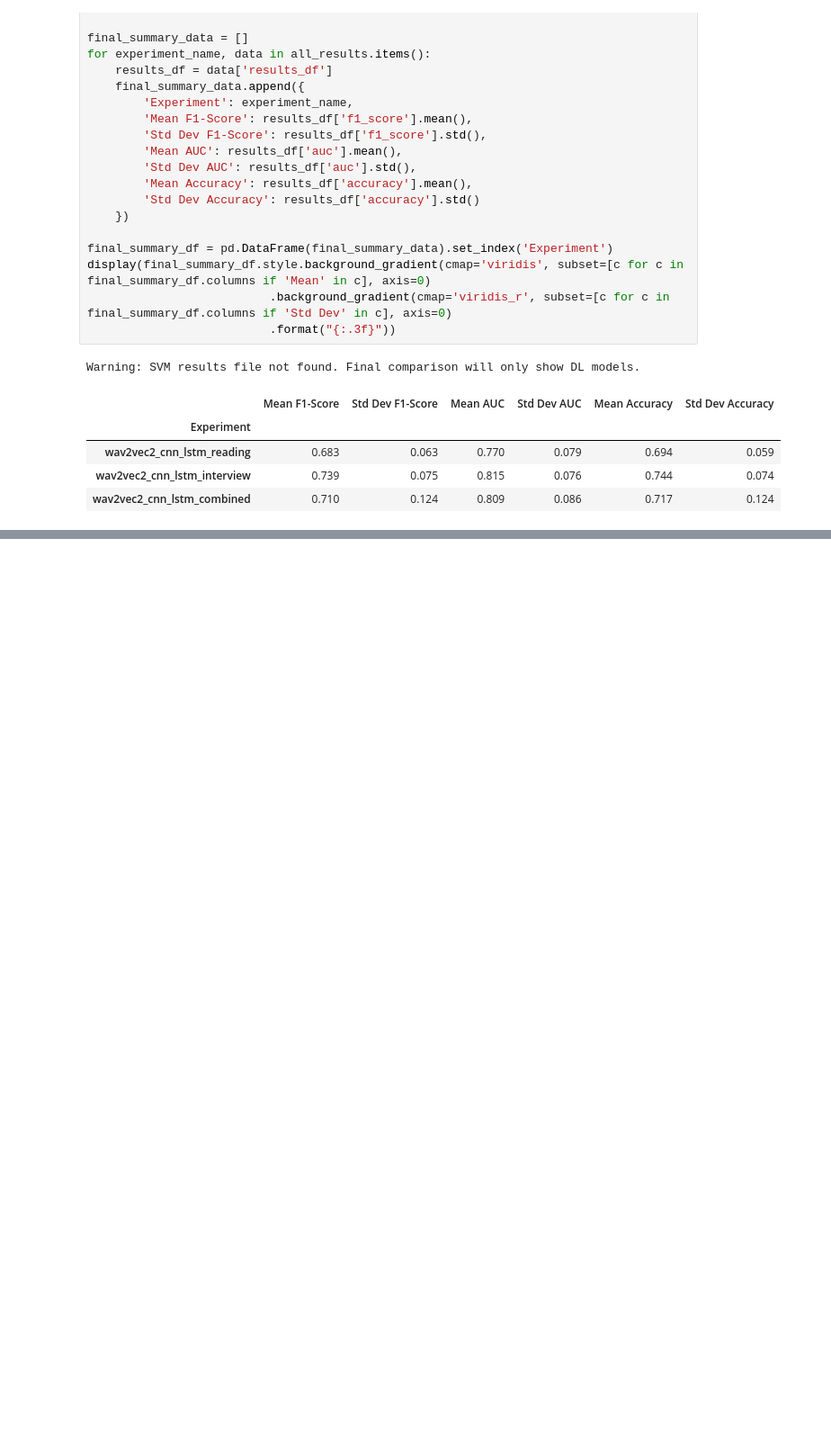
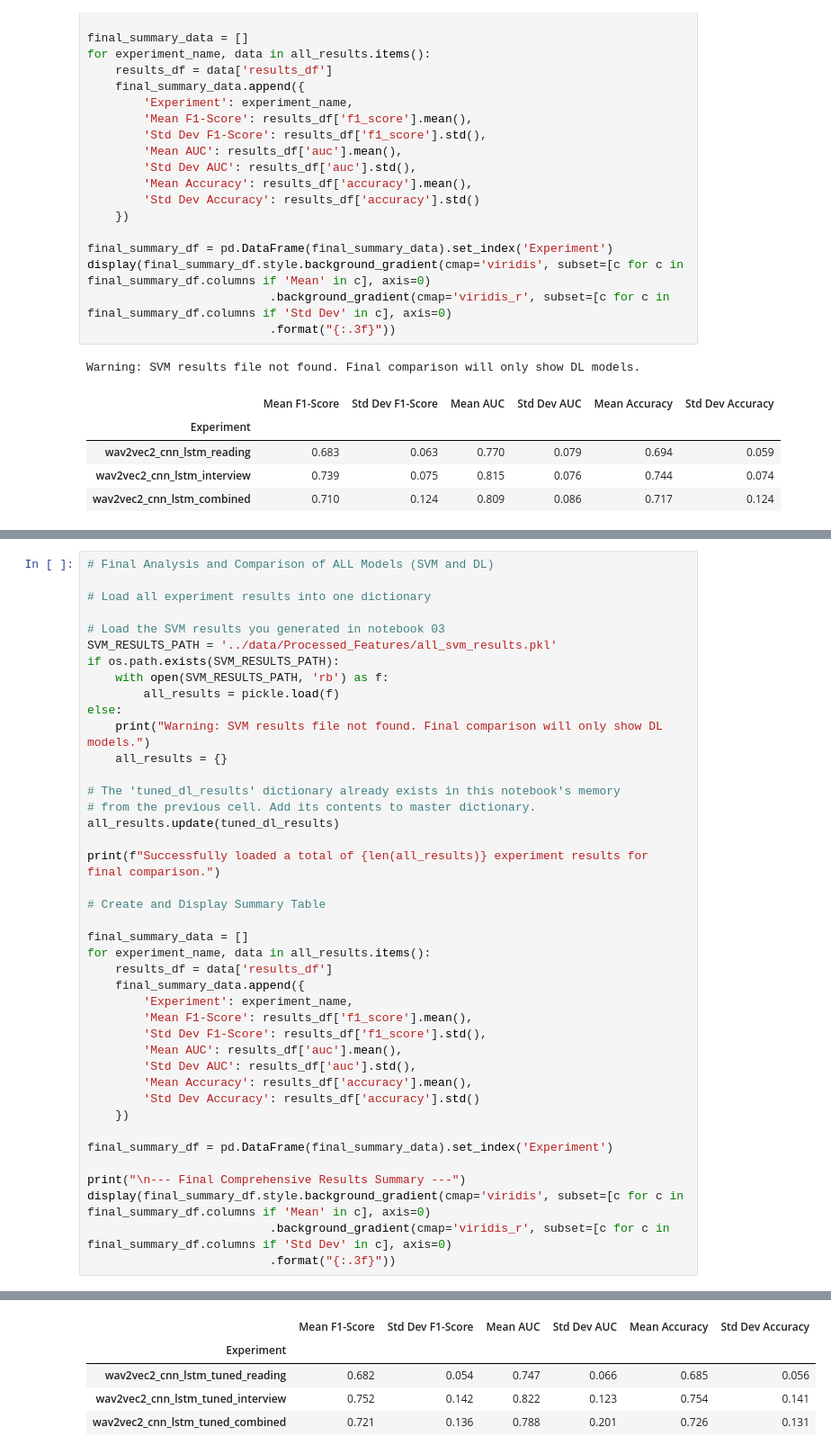
Before and after one commit to ayushpradhan-dev/robust-speech-analysis-framework, a Jupyter notebook: notebooks/04_cnn_lstm_experiment.ipynb, the cells around one changed output, grey strips where cells are left out. Shown at 90% size. Cells and saved outputs as stored; diff of their text form; blank space fills up the shorter version.

```diff
--- a/notebooks/04_cnn_lstm_experiment.ipynb
+++ b/notebooks/04_cnn_lstm_experiment.ipynb
@@ -237,0 +400,42 @@ Warning: SVM results file not found. Final comparison will only show DL models.
+# %%
+# Final Analysis and Comparison of ALL Models (SVM and DL)
+
+# Load all experiment results into one dictionary
+
+# Load the SVM results you generated in notebook 03
+SVM_RESULTS_PATH = '../data/Processed_Features/all_svm_results.pkl'
+if os.path.exists(SVM_RESULTS_PATH):
+    with open(SVM_RESULTS_PATH, 'rb') as f:
+        all_results = pickle.load(f)
+else:
+    print("Warning: SVM results file not found. Final comparison will only show DL models.")
+    all_results = {}
+
+# The 'tuned_dl_results' dictionary already exists in this notebook's memory
+# from the previous cell. Add its contents to master dictionary.
+all_results.update(tuned_dl_results)
+
+print(f"Successfully loaded a total of {len(all_results)} experiment results for final comparison.")
+
+# Create and Display Summary Table
+
+final_summary_data = []
+for experiment_name, data in all_results.items():
+    results_df = data['results_df']
+    final_summary_data.append({
+        'Experiment': experiment_name,
+        'Mean F1-Score': results_df['f1_score'].mean(),
+        'Std Dev F1-Score': results_df['f1_score'].std(),
+        'Mean AUC': results_df['auc'].mean(),
+        'Std Dev AUC': results_df['auc'].std(),
+        'Mean Accuracy': results_df['accuracy'].mean(),
+        'Std Dev Accuracy': results_df['accuracy'].std()
+    })
+
+final_summary_df = pd.DataFrame(final_summary_data).set_index('Experiment')
+
+print("\n--- Final Comprehensive Results Summary ---")
+display(final_summary_df.style.background_gradient(cmap='viridis', subset=[c for c in final_summary_df.columns if 'Mean' in c], axis=0)
+                          .background_gradient(cmap='viridis_r', subset=[c for c in final_summary_df.columns if 'Std Dev' in c], axis=0)
+                          .format("{:.3f}"))
+# %% [output]
@@ -237,0 +446,5 @@ Warning: SVM results file not found. Final comparison will only show DL models.
+|  | Mean F1-Score | Std Dev F1-Score | Mean AUC | Std Dev AUC | Mean Accuracy | Std Dev Accuracy |
+| Experiment |  |  |  |  |  |  |
+| wav2vec2_cnn_lstm_tuned_reading | 0.682 | 0.054 | 0.747 | 0.066 | 0.685 | 0.056 |
+| wav2vec2_cnn_lstm_tuned_interview | 0.752 | 0.142 | 0.822 | 0.123 | 0.754 | 0.141 |
+| wav2vec2_cnn_lstm_tuned_combined | 0.721 | 0.136 | 0.788 | 0.201 | 0.726 | 0.131 |
```
Also changed, not shown: parts of 4 cells of this notebook, 13 other files.
